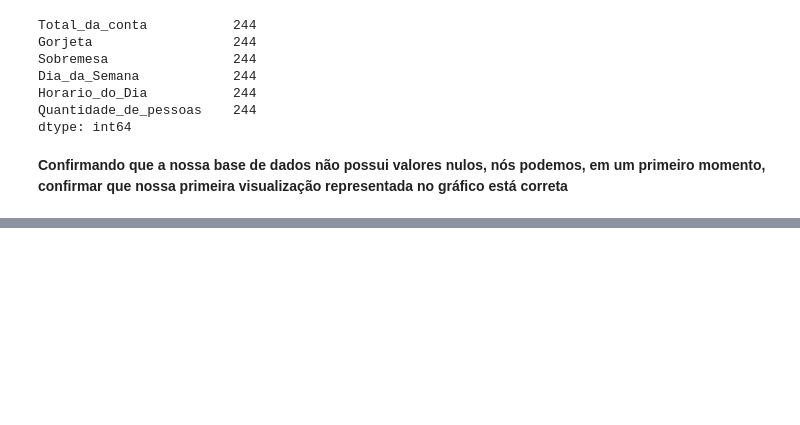
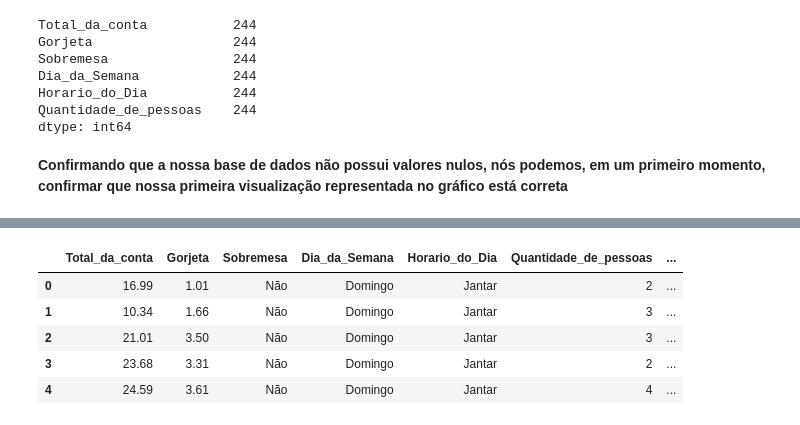
Before and after one commit to Olivierah/Data_Visualization, a Jupyter notebook: Seaborn_package_1.ipynb, the cells around one changed output, grey strips where cells are left out. Saved outputs shown, nothing was run; the diff lists cells and outputs as text; code cells hidden in the pictures; blank space fills up the shorter version.

```diff
--- a/Seaborn_package_1.ipynb
+++ b/Seaborn_package_1.ipynb
@@ -164,0 +178,10 @@ dtype: int64
+# %%
+dados['Porcentagem(%)'] = ((dados['Gorjeta']) / (dados['Total_da_conta']) * 100).round(2)
+dados.head()
+# %% [output]
+|  | Total_da_conta | Gorjeta | Sobremesa | Dia_da_Semana | Horario_do_Dia | Quantidade_de_pessoas | ... |
+| 0 | 16.99 | 1.01 | Não | Domingo | Jantar | 2 | ... |
+| 1 | 10.34 | 1.66 | Não | Domingo | Jantar | 3 | ... |
+| 2 | 21.01 | 3.50 | Não | Domingo | Jantar | 3 | ... |
+| 3 | 23.68 | 3.31 | Não | Domingo | Jantar | 2 | ... |
+| 4 | 24.59 | 3.61 | Não | Domingo | Jantar | 4 | ... |
```
Also changed, not shown: parts of 5 cells of this notebook.
